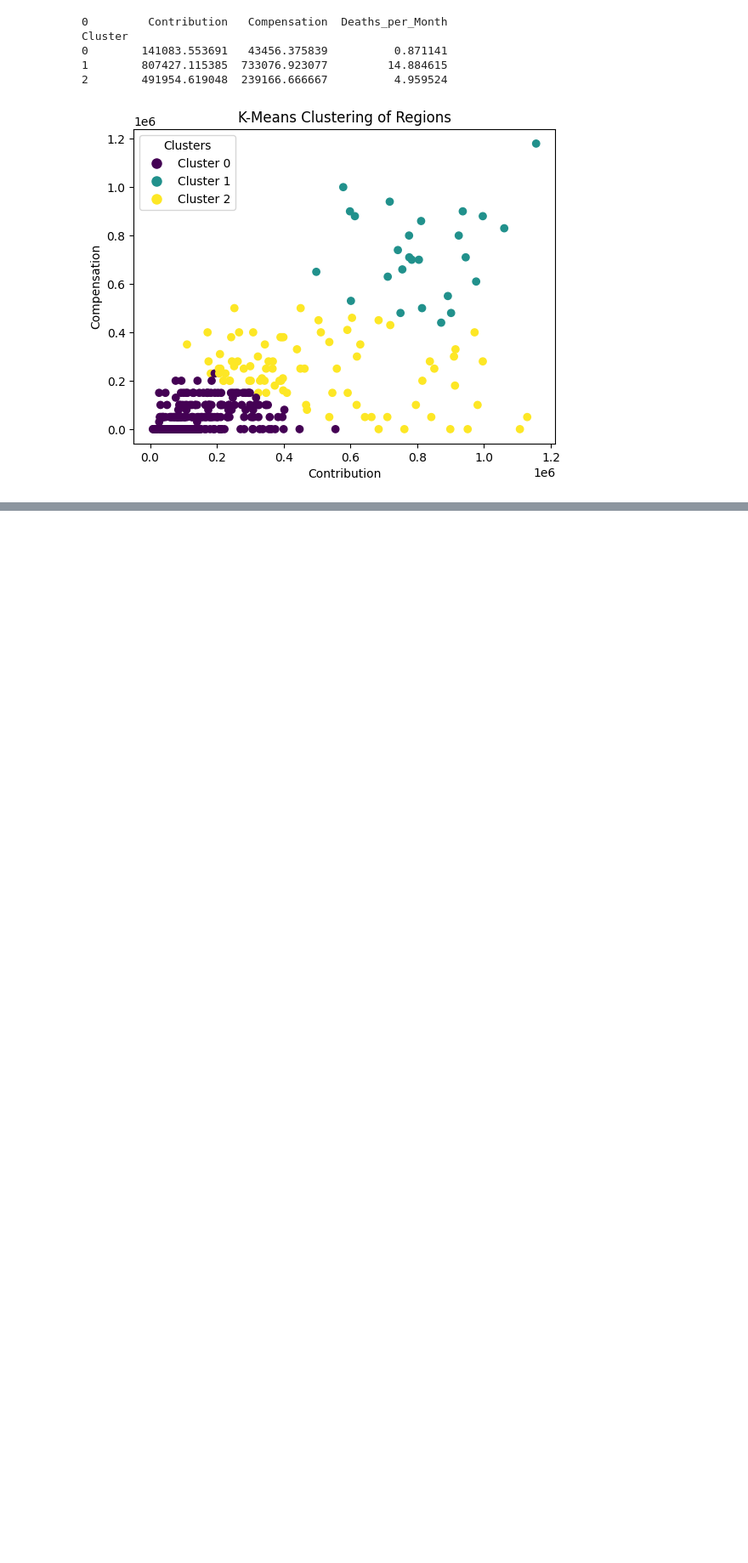
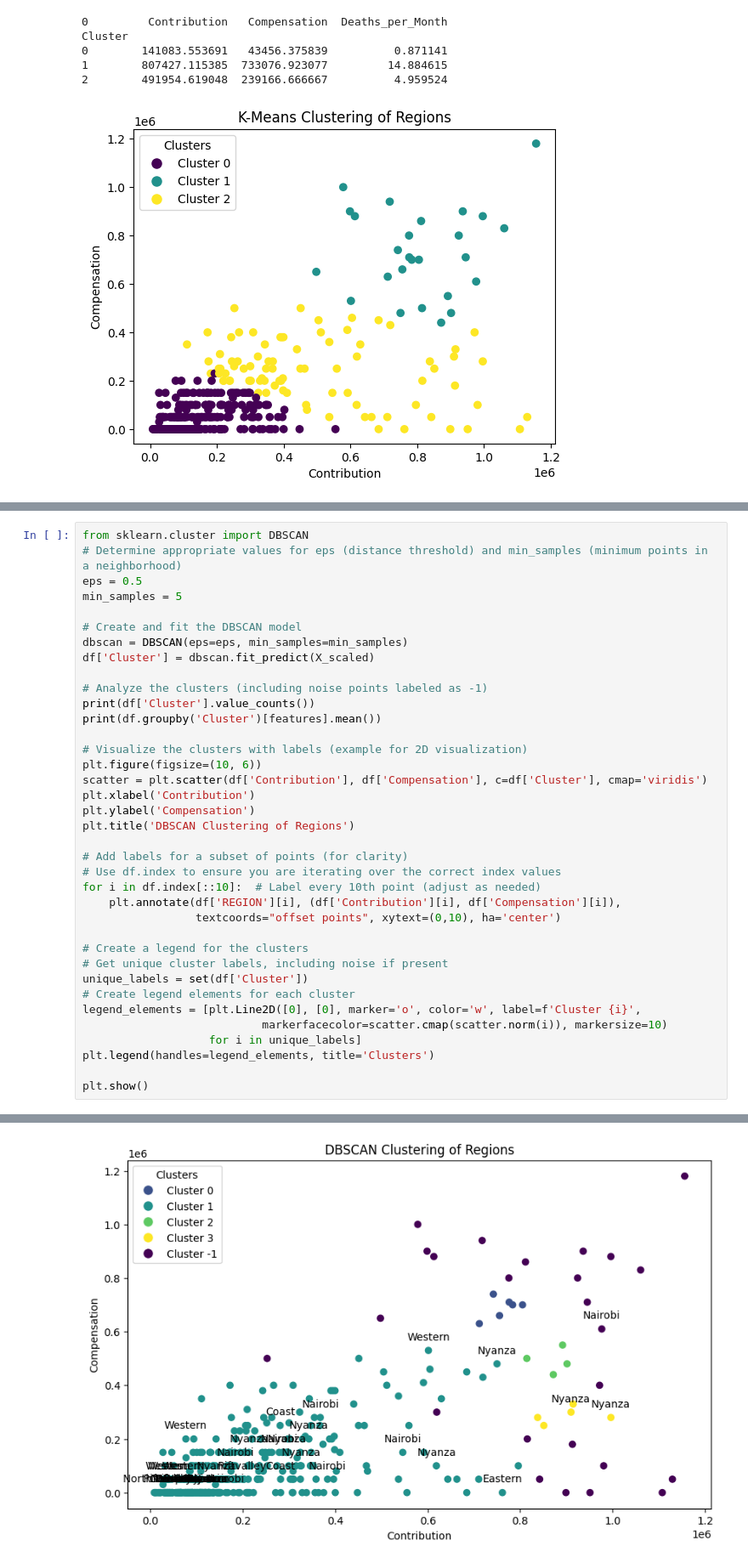
Before and after one commit to stevejj4/Data-Cleaning, a Jupyter notebook: SUN_Report.ipynb, the cells around one changed output, grey strips where cells are left out. Shown at 85% size. Cells and saved outputs as stored; diff of their text form; blank space fills up the shorter version.

Commit message:
Introduced DBSCAN

```diff
--- a/SUN_Report.ipynb
+++ b/SUN_Report.ipynb
@@ -451,0 +445,38 @@ By carefully examining the graph and combining it with your understanding of the
+# %%
+from sklearn.cluster import DBSCAN
+# Determine appropriate values for eps (distance threshold) and min_samples (minimum points in a neighborhood)
+eps = 0.5
+min_samples = 5
+
+# Create and fit the DBSCAN model
+dbscan = DBSCAN(eps=eps, min_samples=min_samples)
+df['Cluster'] = dbscan.fit_predict(X_scaled)
+
+# Analyze the clusters (including noise points labeled as -1)
+print(df['Cluster'].value_counts())
+print(df.groupby('Cluster')[features].mean())
+
+# Visualize the clusters with labels (example for 2D visualization)
+plt.figure(figsize=(10, 6))
+scatter = plt.scatter(df['Contribution'], df['Compensation'], c=df['Cluster'], cmap='viridis')
+plt.xlabel('Contribution')
+plt.ylabel('Compensation')
+plt.title('DBSCAN Clustering of Regions')
+
+# Add labels for a subset of points (for clarity)
+# Use df.index to ensure you are iterating over the correct index values
+for i in df.index[::10]:  # Label every 10th point (adjust as needed)
+    plt.annotate(df['REGION'][i], (df['Contribution'][i], df['Compensation'][i]),
+                 textcoords="offset points", xytext=(0,10), ha='center')
+
+# Create a legend for the clusters
+# Get unique cluster labels, including noise if present
+unique_labels = set(df['Cluster'])
+# Create legend elements for each cluster
+legend_elements = [plt.Line2D([0], [0], marker='o', color='w', label=f'Cluster {i}',
+                           markerfacecolor=scatter.cmap(scatter.norm(i)), markersize=10)
+                   for i in unique_labels]
+plt.legend(handles=legend_elements, title='Clusters')
+
+plt.show()
+# %% [output]
@@ -451,0 +497 @@ By carefully examining the graph and combining it with your understanding of the
+[figure, added]
```
Also changed, not shown: parts of 2 cells of this notebook.
